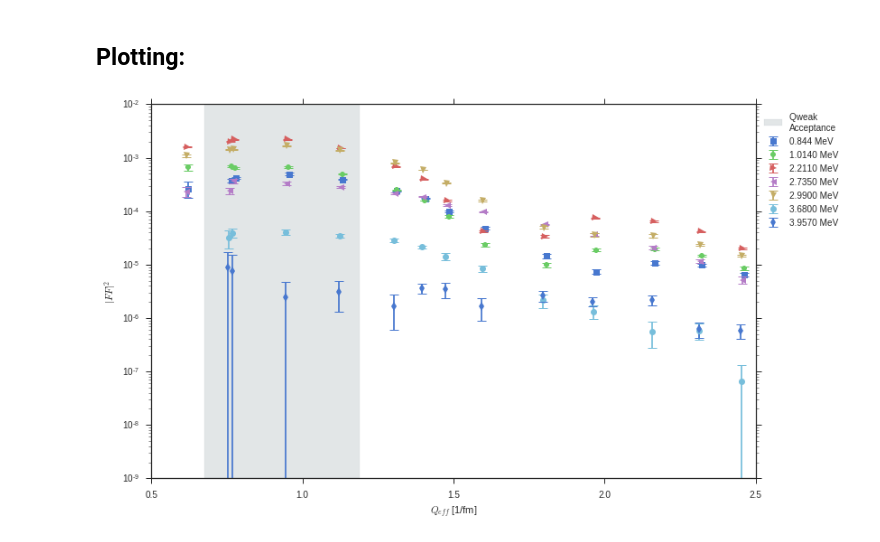
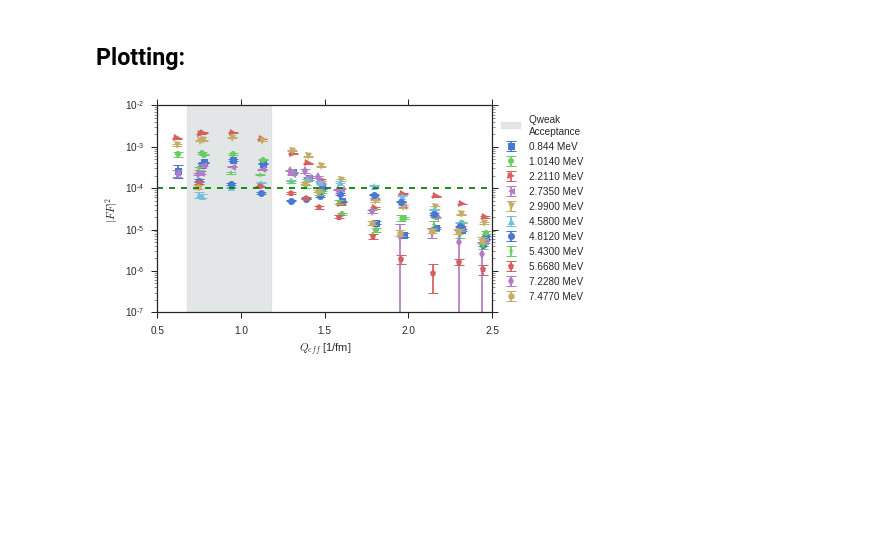
Before and after one commit to kdbartlett/Qweak, a Jupyter notebook: longitudinal_analysis/excited_states/al_nuclear_excited_states.ipynb, the cells around one changed output. Saved outputs shown, nothing was run; the diff lists cells and outputs as text; code cells hidden in the pictures; blank space fills up the shorter version.

Commit message:
Selected excited states higher that 1e-4 in FF size, generated plots and compared fit parameters with Rupesh's values.

```diff
--- a/longitudinal_analysis/excited_states/al_nuclear_excited_states.ipynb
+++ b/longitudinal_analysis/excited_states/al_nuclear_excited_states.ipynb
@@ -20,14 +20,15 @@ plot_size = 6*np.array([1.0,(2.0/(1.0+np.sqrt(5.0)))]) #Use Golden ratio as aspe
 # Plot range ranges
 x_low = 0.5 # [1/fm]
 x_high = 2.5 # [1/fm]
-y_low = 1e-9
+y_low = 1e-7
 y_high = 1e-2
 
 fit_x_range = np.linspace(x_low,x_high,1e3)
 
 qweak_acceptance = (0.676, 1.188)# Qweak Q acceptance [1/fm]
 
-fit_range = (0.5, 1.2) # [1/fm]
+fit_range = (0.5, 1.4) # [1/fm]
+#fit_range = qweak_acceptance
 
 energy_lvl = ('0.844',
               '1.0140',
@@ -363,25 +583,60 @@ al_3_6800_MeV_popt, al_3_6800_MeV_pcov = curve_fit(gaussian,
 # %% [markdown]
 ## Plotting:
 # %%
-pp.figure(figsize=2.0*plot_size)
+pp.figure(figsize=plot_size)
 pp.errorbar(al_0_8440_MeV_state_Q_eff, al_0_8440_MeV_state_ff, yerr=al_0_8440_MeV_state_err, ls='None', marker='s', capsize=5, capthick=1, label='{0} MeV'.format(energy_lvl[0]))
 pp.errorbar(al_1_0140_MeV_state_Q_eff, al_1_0140_MeV_state_ff, yerr=al_1_0140_MeV_state_err, ls='None', marker='8', capsize=5, capthick=1, label='{0} MeV'.format(energy_lvl[1]))
 pp.errorbar(al_2_2110_MeV_state_Q_eff, al_2_2110_MeV_state_ff, yerr=al_2_2110_MeV_state_err, ls='None', marker='>', capsize=5, capthick=1, label='{0} MeV'.format(energy_lvl[2]))
 pp.errorbar(al_2_7350_MeV_state_Q_eff, al_2_7350_MeV_state_ff, yerr=al_2_7350_MeV_state_err, ls='None', marker='<', capsize=5, capthick=1, label='{0} MeV'.format(energy_lvl[3]))
 pp.errorbar(al_2_9900_MeV_state_Q_eff, al_2_9900_MeV_state_ff, yerr=al_2_9900_MeV_state_err, ls='None', marker='v', capsize=5, capthick=1, label='{0} MeV'.format(energy_lvl[4]))
-pp.errorbar(al_3_6800_MeV_state_Q_eff, al_3_6800_MeV_state_ff, yerr=al_3_6800_MeV_state_err, ls='None', marker='o', capsize=5, capthick=1, label='{0} MeV'.format(energy_lvl[5]))
-pp.errorbar(al_3_9570_MeV_state_Q_eff, al_3_9570_MeV_state_ff, yerr=al_3_9570_MeV_state_err, ls='None', marker='d', capsize=5, capthick=1, label='{0} MeV'.format(energy_lvl[6]))
+pp.errorbar(al_4_5800_MeV_state_Q_eff, al_4_5800_MeV_state_ff, yerr=al_4_5800_MeV_state_err, ls='None', marker='^', capsize=5, capthick=1, label='{0} MeV'.format(energy_lvl[10]))
+pp.errorbar(al_4_8120_MeV_state_Q_eff, al_4_8120_MeV_state_ff, yerr=al_4_8120_MeV_state_err, ls='None', marker='o', capsize=5, capthick=1, label='{0} MeV'.format(energy_lvl[11]))
+pp.errorbar(al_5_4300_MeV_state_Q_eff, al_5_4300_MeV_state_ff, yerr=al_5_4300_MeV_state_err, ls='None', marker='*', capsize=5, capthick=1, label='{0} MeV'.format(energy_lvl[14]))
+pp.errorbar(al_5_6680_MeV_state_Q_eff, al_5_6680_MeV_state_ff, yerr=al_5_6680_MeV_state_err, ls='None', marker='p', capsize=5, capthick=1, label='{0} MeV'.format(energy_lvl[17]))
+pp.errorbar(al_7_2280_MeV_state_Q_eff, al_7_2280_MeV_state_ff, yerr=al_7_2280_MeV_state_err, ls='None', marker='d', capsize=5, capthick=1, label='{0} MeV'.format(energy_lvl[27]))
+pp.errorbar(al_7_4770_MeV_state_Q_eff, al_7_4770_MeV_state_ff, yerr=al_7_4770_MeV_state_err, ls='None', marker='h', capsize=5, capthick=1, label='{0} MeV'.format(energy_lvl[30]))
+#pp.errorbar(al_3_6800_MeV_state_Q_eff, al_3_6800_MeV_state_ff, yerr=al_3_6800_MeV_state_err, ls='None', marker='^', capsize=5, capthick=1, label='{0} MeV'.format(energy_lvl[5]))
+#pp.errorbar(al_3_9570_MeV_state_Q_eff, al_3_9570_MeV_state_ff, yerr=al_3_9570_MeV_state_err, ls='None', marker='o', capsize=5, capthick=1, label='{0} MeV'.format(energy_lvl[6]))
+#pp.errorbar(al_4_0550_MeV_state_Q_eff, al_4_0550_MeV_state_ff, yerr=al_4_0550_MeV_state_err, ls='None', marker='*', capsize=5, capthick=1, label='{0} MeV'.format(energy_lvl[7]))
+#pp.errorbar(al_4_4100_MeV_state_Q_eff, al_4_4100_MeV_state_ff, yerr=al_4_4100_MeV_state_err, ls='None', marker='p', capsize=5, capthick=1, label='{0} MeV'.format(energy_lvl[8]))
+#pp.errorbar(al_4_5100_MeV_state_Q_eff, al_4_5100_MeV_state_ff, yerr=al_4_5100_MeV_state_err, ls='None', marker='d', capsize=5, capthick=1, label='{0} MeV'.format(energy_lvl[9]))
+#pp.errorbar(al_5_1560_MeV_state_Q_eff, al_5_1560_MeV_state_ff, yerr=al_5_1560_MeV_state_err, ls='None', marker='H', capsize=5, capthick=1, label='{0} MeV'.format(energy_lvl[12]))
+#pp.errorbar(al_5_2480_MeV_state_Q_eff, al_5_2480_MeV_state_ff, yerr=al_5_2480_MeV_state_err, ls='None', marker='s', capsize=5, capthick=1, label='{0} MeV'.format(energy_lvl[13]))
+#pp.errorbar(al_5_5000_MeV_state_Q_eff, al_5_5000_MeV_state_ff, yerr=al_5_5000_MeV_state_err, ls='None', marker='>', capsize=5, capthick=1, label='{0} MeV'.format(energy_lvl[15]))
+#pp.errorbar(al_5_5510_MeV_state_Q_eff, al_5_5510_MeV_state_ff, yerr=al_5_5510_MeV_state_err, ls='None', marker='<', capsize=5, capthick=1, label='{0} MeV'.format(energy_lvl[16]))
+#pp.errorbar(al_5_8270_MeV_state_Q_eff, al_5_8270_MeV_state_ff, yerr=al_5_8270_MeV_state_err, ls='None', marker='^', capsize=5, capthick=1, label='{0} MeV'.format(energy_lvl[18]))
+#pp.errorbar(al_5_9600_MeV_state_Q_eff, al_5_9600_MeV_state_ff, yerr=al_5_9600_MeV_state_err, ls='None', marker='o', capsize=5, capthick=1, label='{0} MeV'.format(energy_lvl[19]))
+#pp.errorbar(al_6_1600_MeV_state_Q_eff, al_6_1600_MeV_state_ff, yerr=al_6_1600_MeV_state_err, ls='None', marker='*', capsize=5, capthick=1, label='{0} MeV'.format(energy_lvl[20]))
+#pp.errorbar(al_6_4770_MeV_state_Q_eff, al_6_4770_MeV_state_ff, yerr=al_6_4770_MeV_state_err, ls='None', marker='p', capsize=5, capthick=1, label='{0} MeV'.format(energy_lvl[21]))
+#pp.errorbar(al_6_5200_MeV_state_Q_eff, al_6_5200_MeV_state_ff, yerr=al_6_5200_MeV_state_err, ls='None', marker='d', capsize=5, capthick=1, label='{0} MeV'.format(energy_lvl[22]))
+#pp.errorbar(al_6_6050_MeV_state_Q_eff, al_6_6050_MeV_state_ff, yerr=al_6_6050_MeV_state_err, ls='None', marker='D', capsize=5, capthick=1, label='{0} MeV'.format(energy_lvl[23]))
+#pp.errorbar(al_6_6515_MeV_state_Q_eff, al_6_6515_MeV_state_ff, yerr=al_6_6515_MeV_state_err, ls='None', marker='h', capsize=5, capthick=1, label='{0} MeV'.format(energy_lvl[24]))
+#pp.errorbar(al_6_7100_MeV_state_Q_eff, al_6_7100_MeV_state_ff, yerr=al_6_7100_MeV_state_err, ls='None', marker='H', capsize=5, capthick=1, label='{0} MeV'.format(energy_lvl[25]))
+#pp.errorbar(al_6_9480_MeV_state_Q_eff, al_6_9480_MeV_state_ff, yerr=al_6_9480_MeV_state_err, ls='None', marker='s', capsize=5, capthick=1, label='{0} MeV'.format(energy_lvl[26]))
+#pp.errorbar(al_7_2900_MeV_state_Q_eff, al_7_2900_MeV_state_ff, yerr=al_7_2900_MeV_state_err, ls='None', marker='>', capsize=5, capthick=1, label='{0} MeV'.format(energy_lvl[28]))
+#pp.errorbar(al_7_4100_MeV_state_Q_eff, al_7_4100_MeV_state_ff, yerr=al_7_4100_MeV_state_err, ls='None', marker='<', capsize=5, capthick=1, label='{0} MeV'.format(energy_lvl[29]))
+#pp.errorbar(al_7_5800_MeV_state_Q_eff, al_7_5800_MeV_state_ff, yerr=al_7_5800_MeV_state_err, ls='None', marker='^', capsize=5, capthick=1, label='{0} MeV'.format(energy_lvl[31]))
+#pp.errorbar(al_7_6600_MeV_state_Q_eff, al_7_6600_MeV_state_ff, yerr=al_7_6600_MeV_state_err, ls='None', marker='o', capsize=5, capthick=1, label='{0} MeV'.format(energy_lvl[32]))
+#pp.errorbar(al_7_8000_MeV_state_Q_eff, al_7_8000_MeV_state_ff, yerr=al_7_8000_MeV_state_err, ls='None', marker='*', capsize=5, capthick=1, label='{0} MeV'.format(energy_lvl[33]))
+#pp.errorbar(al_8_4000_MeV_state_Q_eff, al_8_4000_MeV_state_ff, yerr=al_8_4000_MeV_state_err, ls='None', marker='p', capsize=5, capthick=1, label='{0} MeV'.format(energy_lvl[34]))
+#pp.errorbar(al_8_5200_MeV_state_Q_eff, al_8_5200_MeV_state_ff, yerr=al_8_5200_MeV_state_err, ls='None', marker='d', capsize=5, capthick=1, label='{0} MeV'.format(energy_lvl[35]))
+#pp.errorbar(al_8_8200_MeV_state_Q_eff, al_8_8200_MeV_state_ff, yerr=al_8_8200_MeV_state_err, ls='None', marker='D', capsize=5, capthick=1, label='{0} MeV'.format(energy_lvl[36]))
+
 #vert_low, vert_high = pp.ylim()
 pp.fill_between(qweak_acceptance, y_low, y_high,
                 color=sns.xkcd_rgb['steel grey'], alpha=0.2, label='Qweak \nAcceptance')
+pp.plot((x_low,x_high),(1e-4,1e-4), 'g--')
 pp.yscale('log')
+pp.ylim(y_low, y_high)
 pp.xlabel('$Q_{eff}$ [1/fm]')
 pp.ylabel('$|FF|^{2}$')
-pp.legend(bbox_to_anchor=(1.15,1.0))
-pp.savefig('plots/al_nuclear_excited_state_plot.pdf', bbox_inches='tight')
+pp.legend(bbox_to_anchor=(1.3,1.0), ncol=1)
+#pp.legend(bbox_to_anchor=(1.30,1.0), ncol=2)
+pp.savefig('plots/al_nuclear_excited_state_trunc_plot.pdf', bbox_inches='tight')
+pp.savefig('plots/al_nuclear_excited_state_trunc_plot.png', bbox_inches='tight')
 pp.show()
 # %% [output]
-[figure, old version]
+[figure, new version]
 # %%
 # 0.844 MeV Excited State Plots
 plot_combo(al_0_8440_MeV_state_Q_eff,
```
Also changed, not shown: parts of 21 cells of this notebook, 45 other files.
